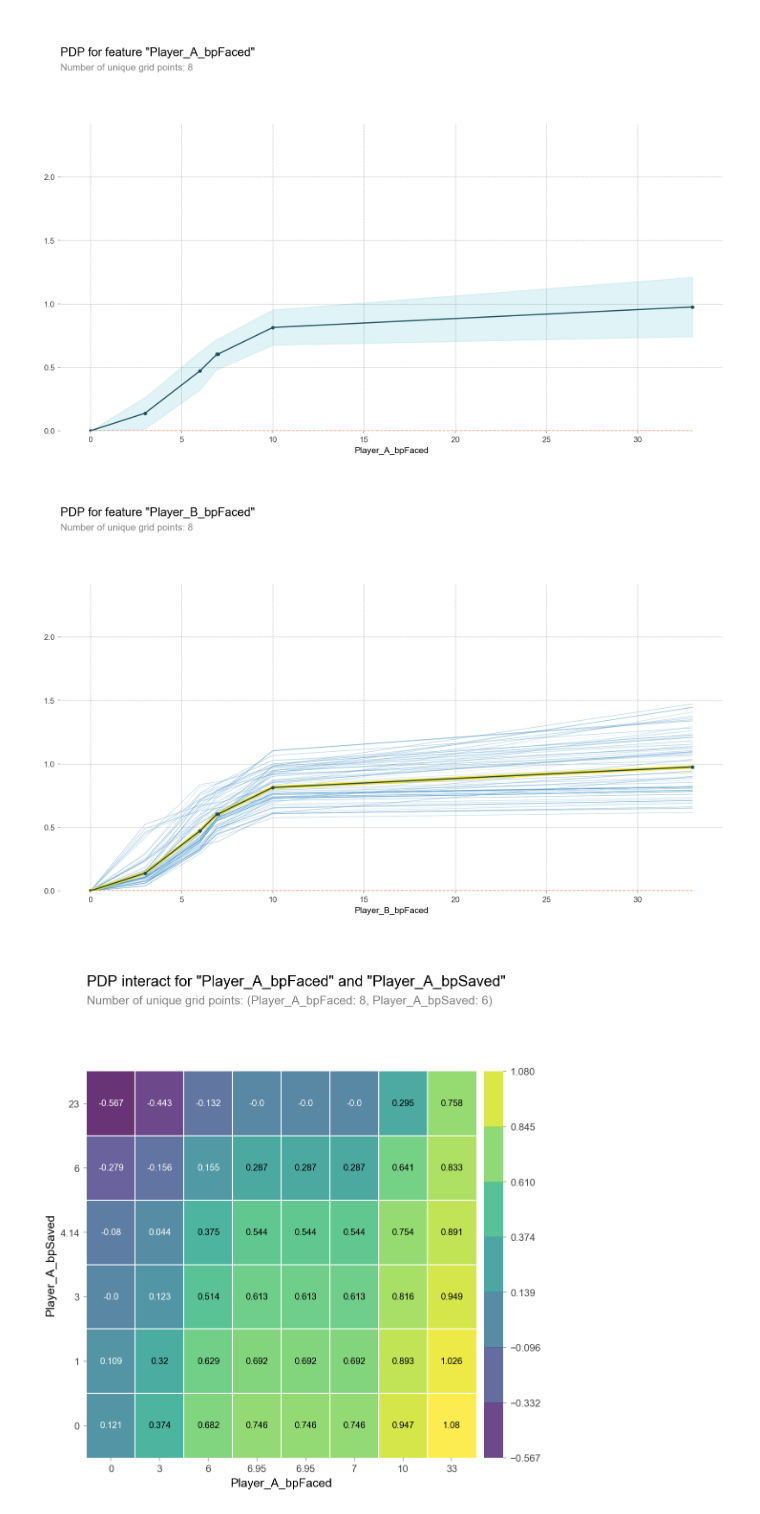
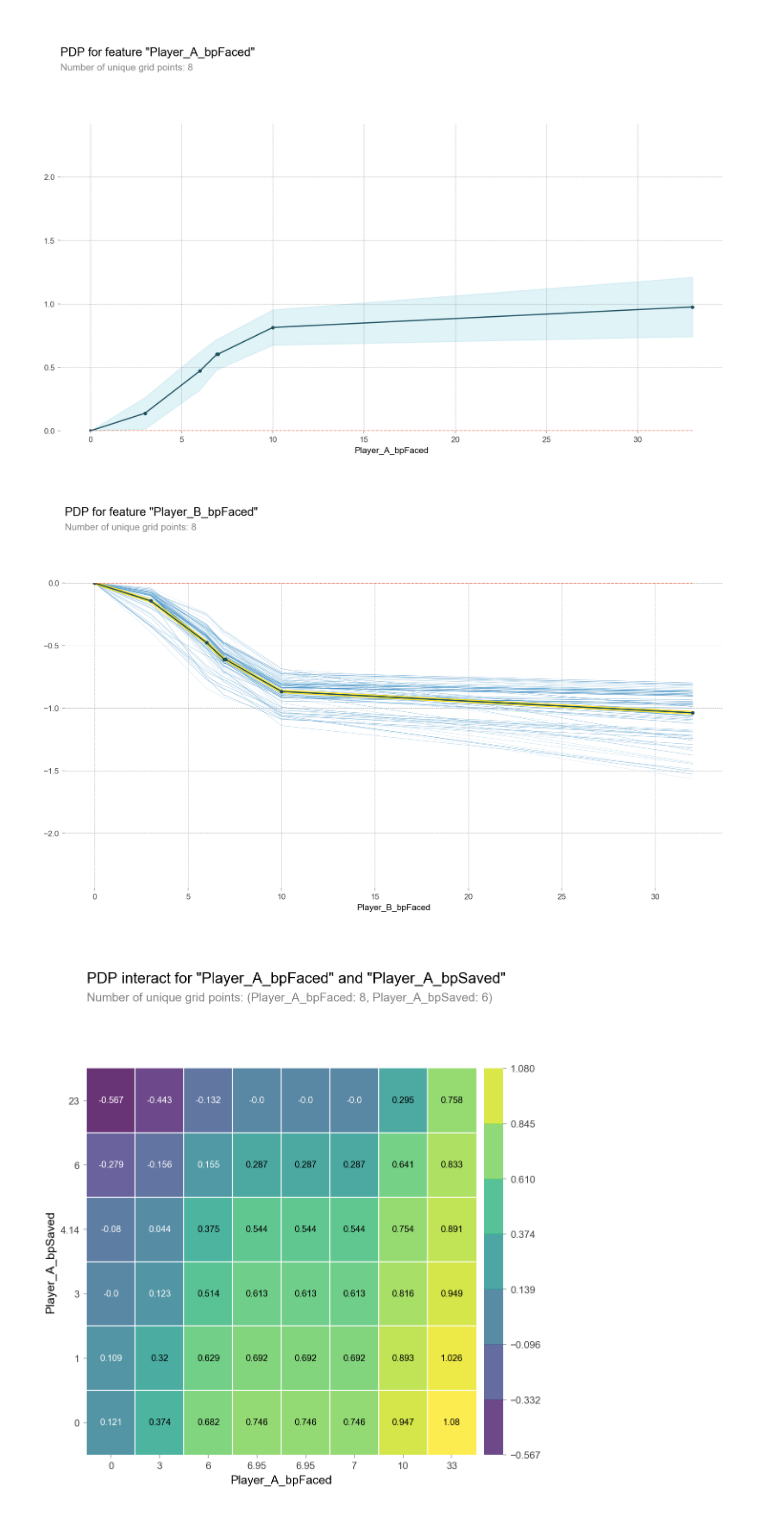
Before and after one commit to AndrewSLowe/tennis-prediction-project, a Jupyter notebook: notebooks/tennis-prediction-project-notebook.ipynb, the cells around one changed output. Cells and saved outputs as stored; diff of their text form; code cells hidden in the pictures.

```diff
--- a/notebooks/tennis-prediction-project-notebook.ipynb
+++ b/notebooks/tennis-prediction-project-notebook.ipynb
@@ -407,12 +407,24 @@ pdp_plot(isolated, feature_name=feature);
 # %% [output]
 [figure]
 # %%
+X_val_fin['Player_B_bpFaced'].fillna((X_val_fin['Player_B_bpFaced'].mean()), inplace=True)
+
+feature='Player_B_bpFaced'
+
+isolated = pdp_isolate(
+    model=gb,
+    dataset=X_val_fin,
+    model_features=X_val_fin.columns,
+    feature=feature
+)
+
+
 pdp_plot(isolated, feature_name='Player_B_bpFaced', plot_lines=True, frac_to_plot=100) # Confusing parameter name
 plt.xlim();
 
 # PDP for Player_B_bpFaced, but showing all observations along with the average (which is the bolder line)
 # %% [output]
-[figure, old version]
+[figure, new version]
 # %%
 from pdpbox.pdp import pdp_interact, pdp_interact_plot
 
```
Also changed, not shown: 2 other files.
